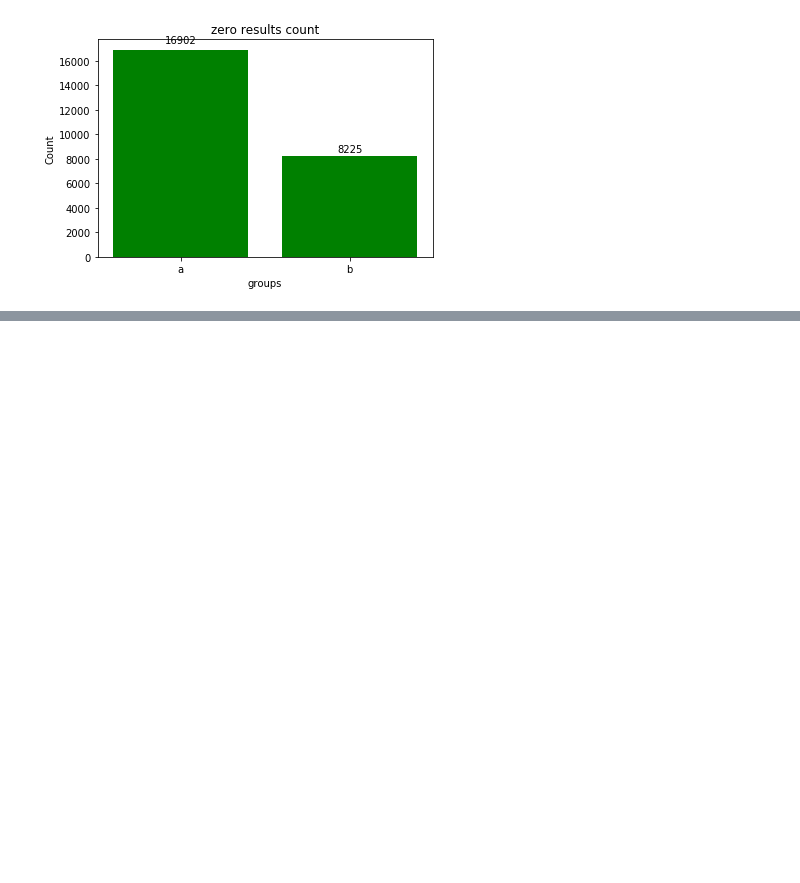
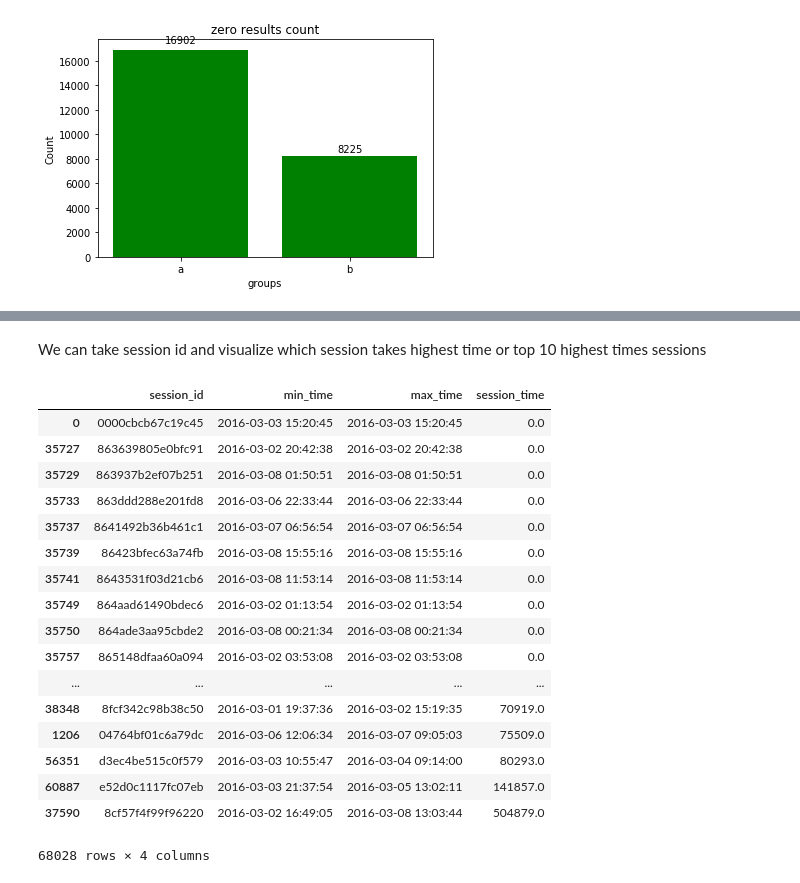
Before and after one commit to Madhu009/Inkredo_Data_Challenge, a Jupyter notebook: Data_analysis.ipynb, the cells around one changed output, grey strips where cells are left out. Cells and saved outputs as stored; diff of their text form; code cells hidden in the pictures; blank space fills up the shorter version.

```diff
--- a/Data_analysis.ipynb
+++ b/Data_analysis.ipynb
@@ -385,0 +394,7 @@ Name: group, dtype: int64]
+# %%
+session=np.array(min_time.keys())
+min_time=np.array(min_time)
+max_time=np.array(max_time)
+# %%
+col=['session_id','min_time','max_time']
+ml_data=pd.DataFrame(columns=col)
@@ -385,0 +425,24 @@ Name: group, dtype: int64]
+# %% [markdown]
+We can take session id and visualize which session takes highest time or top 10 highest times sessions
+# %%
+ml_data=ml_data.sort_values(by='session_time',ascending=True)
+ml_data
+# %% [output]
+|  | session_id | min_time | max_time | session_time |
+| 0 | 0000cbcb67c19c45 | 2016-03-03 15:20:45 | 2016-03-03 15:20:45 | 0.0 |
+| 35727 | 863639805e0bfc91 | 2016-03-02 20:42:38 | 2016-03-02 20:42:38 | 0.0 |
+| 35729 | 863937b2ef07b251 | 2016-03-08 01:50:51 | 2016-03-08 01:50:51 | 0.0 |
+| 35733 | 863ddd288e201fd8 | 2016-03-06 22:33:44 | 2016-03-06 22:33:44 | 0.0 |
+| 35737 | 8641492b36b461c1 | 2016-03-07 06:56:54 | 2016-03-07 06:56:54 | 0.0 |
+| 35739 | 86423bfec63a74fb | 2016-03-08 15:55:16 | 2016-03-08 15:55:16 | 0.0 |
+| 35741 | 8643531f03d21cb6 | 2016-03-08 11:53:14 | 2016-03-08 11:53:14 | 0.0 |
+| 35749 | 864aad61490bdec6 | 2016-03-02 01:13:54 | 2016-03-02 01:13:54 | 0.0 |
+| 35750 | 864ade3aa95cbde2 | 2016-03-08 00:21:34 | 2016-03-08 00:21:34 | 0.0 |
+| 35757 | 865148dfaa60a094 | 2016-03-02 03:53:08 | 2016-03-02 03:53:08 | 0.0 |
+| ... | ... | ... | ... | ... |
+| 38348 | 8fcf342c98b38c50 | 2016-03-01 19:37:36 | 2016-03-02 15:19:35 | 70919.0 |
+| 1206 | 04764bf01c6a79dc | 2016-03-06 12:06:34 | 2016-03-07 09:05:03 | 75509.0 |
+| 56351 | d3ec4be515c0f579 | 2016-03-03 10:55:47 | 2016-03-04 09:14:00 | 80293.0 |
+| 60887 | e52d0c1117fc07eb | 2016-03-03 21:37:54 | 2016-03-05 13:02:11 | 141857.0 |
+| 37590 | 8cf57f4f99f96220 | 2016-03-02 16:49:05 | 2016-03-08 13:03:44 | 504879.0 |
+68028 rows × 4 columns
```
Also changed, not shown: parts of 10 cells of this notebook.
